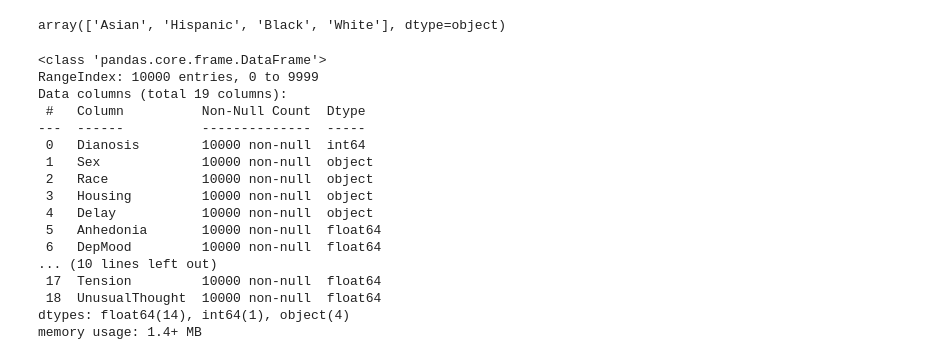
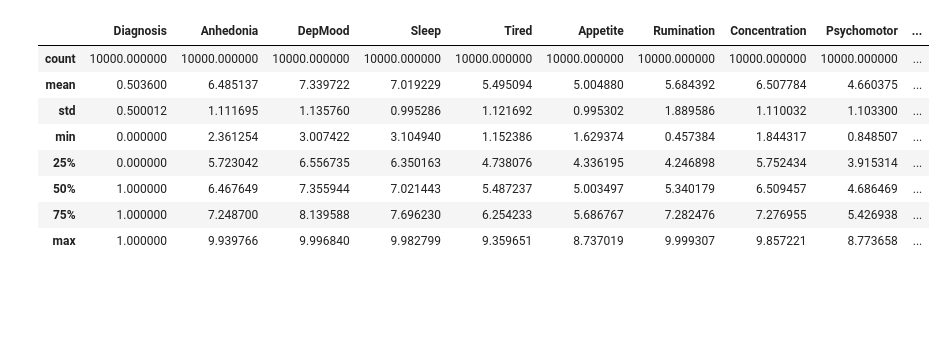
Before and after one commit to fud200/WASSUP_Project_team7, a Jupyter notebook: Team7_project.ipynb, the cells around one changed output. Saved outputs shown, nothing was run; the diff lists cells and outputs as text; code cells hidden in the pictures; blank space fills up the shorter version.

```diff
--- a/Team7_project.ipynb
+++ b/Team7_project.ipynb
@@ -37,24 +0,0 @@ Dia_train.head()
-# %%
-Dia_train['Race'].unique()
-# %% [output]
-array(['Asian', 'Hispanic', 'Black', 'White'], dtype=object)
-# %%
-Dia_train.info()
-# %% [output]
-<class 'pandas.core.frame.DataFrame'>
-RangeIndex: 10000 entries, 0 to 9999
-Data columns (total 19 columns):
- #   Column          Non-Null Count  Dtype
----  ------          --------------  -----
- 0   Dianosis        10000 non-null  int64
- 1   Sex             10000 non-null  object
- 2   Race            10000 non-null  object
- 3   Housing         10000 non-null  object
- 4   Delay           10000 non-null  object
- 5   Anhedonia       10000 non-null  float64
- 6   DepMood         10000 non-null  float64
-... (10 lines left out)
- 17  Tension         10000 non-null  float64
- 18  UnusualThought  10000 non-null  float64
-dtypes: float64(14), int64(1), object(4)
-memory usage: 1.4+ MB
@@ -60,0 +11,16 @@ memory usage: 1.4+ MB
+# %%
+# 데이터 불러오기
+train_data = pd.read_csv('/content/Dianosis_train1.csv')
+test_data = pd.read_csv('/content/Dianosis_test.csv')
+# %%
+train_data.describe()
+# %% [output]
+|  | Diagnosis | Anhedonia | DepMood | Sleep | Tired | Appetite | Rumination | Concentration | Psychomotor | ... |
+| count | 10000.000000 | 10000.000000 | 10000.000000 | 10000.000000 | 10000.000000 | 10000.000000 | 10000.000000 | 10000.000000 | 10000.000000 | ... |
+| mean | 0.503600 | 6.485137 | 7.339722 | 7.019229 | 5.495094 | 5.004880 | 5.684392 | 6.507784 | 4.660375 | ... |
+| std | 0.500012 | 1.111695 | 1.135760 | 0.995286 | 1.121692 | 0.995302 | 1.889586 | 1.110032 | 1.103300 | ... |
+| min | 0.000000 | 2.361254 | 3.007422 | 3.104940 | 1.152386 | 1.629374 | 0.457384 | 1.844317 | 0.848507 | ... |
+| 25% | 0.000000 | 5.723042 | 6.556735 | 6.350163 | 4.738076 | 4.336195 | 4.246898 | 5.752434 | 3.915314 | ... |
+| 50% | 1.000000 | 6.467649 | 7.355944 | 7.021443 | 5.487237 | 5.003497 | 5.340179 | 6.509457 | 4.686469 | ... |
+| 75% | 1.000000 | 7.248700 | 8.139588 | 7.696230 | 6.254233 | 5.686767 | 7.282476 | 7.276955 | 5.426938 | ... |
+| max | 1.000000 | 9.939766 | 9.996840 | 9.982799 | 9.359651 | 8.737019 | 9.999307 | 9.857221 | 8.773658 | ... |
```
Also changed, not shown: parts of 20 cells of this notebook.
